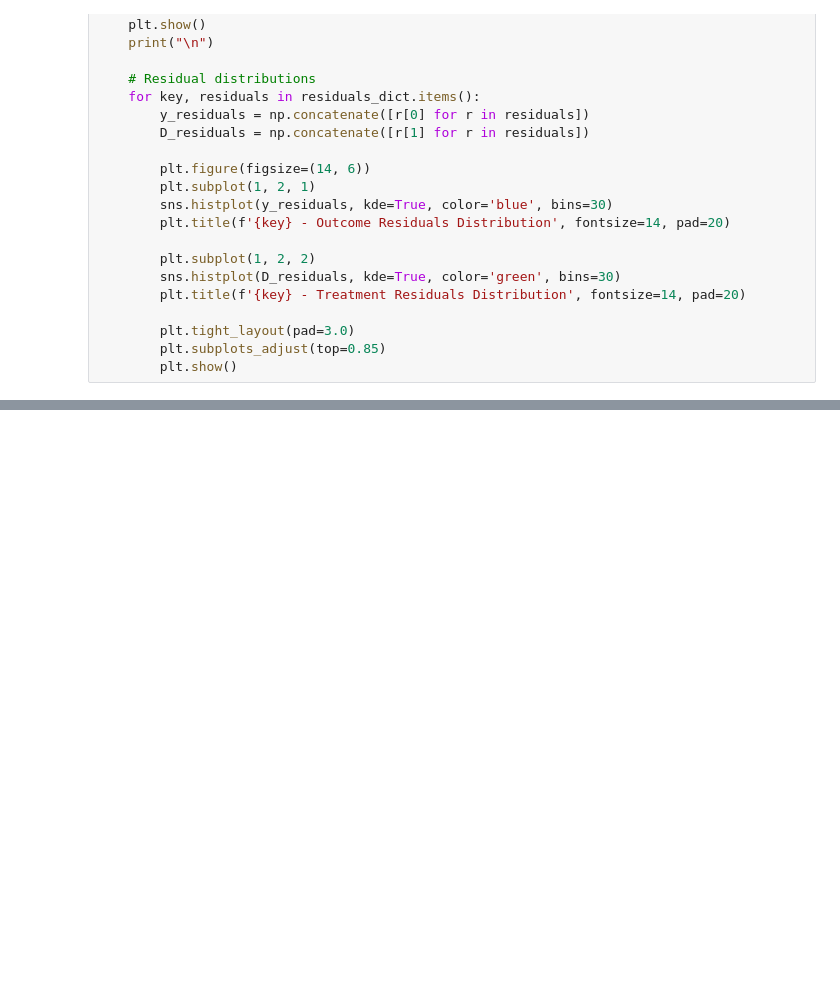
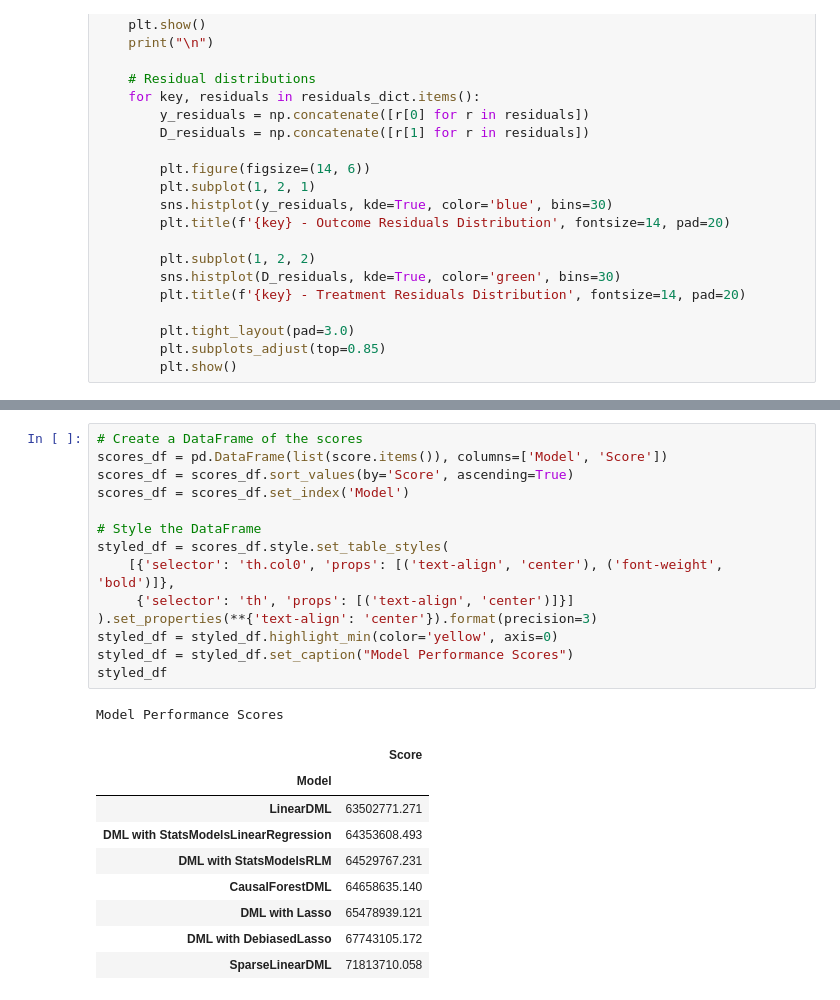
Before and after one commit to williamjowens/library-exploration, a Jupyter notebook: econml_double_machine_learning.ipynb, the cells around one changed output, grey strips where cells are left out. Saved outputs shown, nothing was run; the diff lists cells and outputs as text; blank space fills up the shorter version.

```diff
--- a/econml_double_machine_learning.ipynb
+++ b/econml_double_machine_learning.ipynb
@@ -238,0 +360,25 @@ econml Non-Parametric DML Estimated Average Treatment Effect (ATE): 1658.8662712
+# %%
+# Create a DataFrame of the scores
+scores_df = pd.DataFrame(list(score.items()), columns=['Model', 'Score'])
+scores_df = scores_df.sort_values(by='Score', ascending=True)
+scores_df = scores_df.set_index('Model')
+
+# Style the DataFrame
+styled_df = scores_df.style.set_table_styles(
+    [{'selector': 'th.col0', 'props': [('text-align', 'center'), ('font-weight', 'bold')]},
+     {'selector': 'th', 'props': [('text-align', 'center')]}]
+).set_properties(**{'text-align': 'center'}).format(precision=3)
+styled_df = styled_df.highlight_min(color='yellow', axis=0)
+styled_df = styled_df.set_caption("Model Performance Scores")
+styled_df
+# %% [output]
+Model Performance Scores
+|  | Score |
+| Model |  |
+| LinearDML | 63502771.271 |
+| DML with StatsModelsLinearRegression | 64353608.493 |
+| DML with StatsModelsRLM | 64529767.231 |
+| CausalForestDML | 64658635.140 |
+| DML with Lasso | 65478939.121 |
+| DML with DebiasedLasso | 67743105.172 |
+| SparseLinearDML | 71813710.058 |
```
Also changed, not shown: parts of 12 cells of this notebook.
